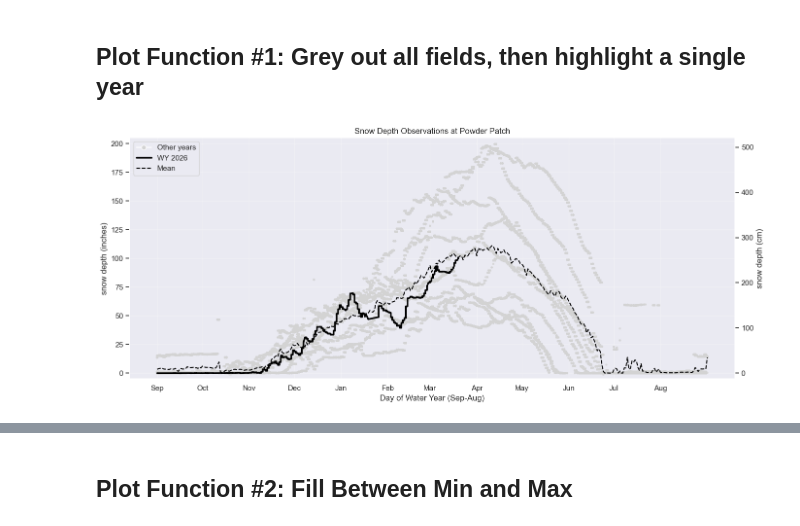
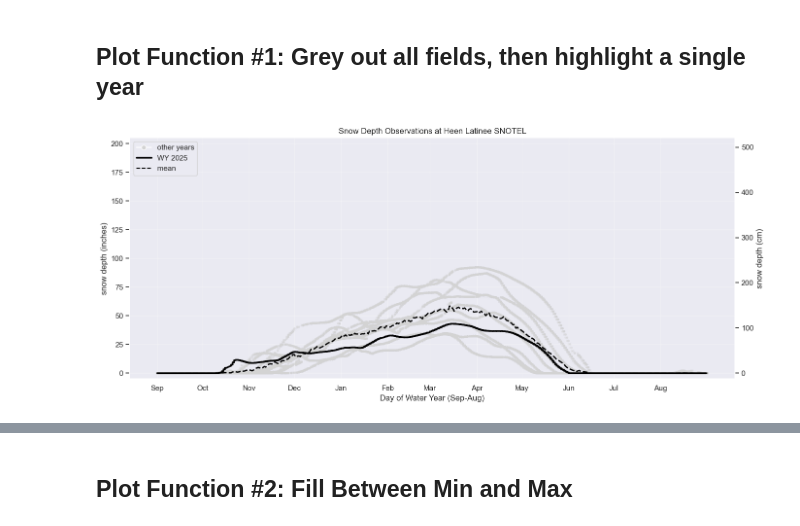
Before and after one commit to cassielumbrazo/snowdepth_teleconnections, a Jupyter notebook: 4_plot_by_wateryear_function.ipynb, the cells around one changed output, grey strips where cells are left out. Saved outputs shown, nothing was run; the diff lists cells and outputs as text; code cells hidden in the pictures.

Commit message:
some minor updates to plotting functions

```diff
--- a/4_plot_by_wateryear_function.ipynb
+++ b/4_plot_by_wateryear_function.ipynb
@@ -409,15 +434,22 @@ def plot_snowdepth_by_wateryear(
 # %%
 ## Example calls:
 ## 1) No title passed -> auto title from depth_col station code
-plot_snowdepth_by_wateryear(df, depth_col='ppsa_smooth_001', highlight_wy=2026, other_years_style='grey')
+plot_snowdepth_by_wateryear(
+    df,
+    depth_col='heen_smooth_005',
+    highlight_wy=2025,
+    other_years_style='grey',
+    other_years_alpha=0.1,
+)
 
 ## 2) Explicit highlight year, with all other years on a colorscale
 # plot_snowdepth_by_wateryear(
 #     df,
 #     depth_col='ppsa_smooth_001',
 #     highlight_wy=2025,
 #     other_years_style='colorscale',
 #     cmap_name='turbo',
+#     other_years_alpha=0.8,
 # )
 # %% [output]
-[figure, old version]
+[figure, new version]
```
Also changed, not shown: parts of 8 cells of this notebook.
